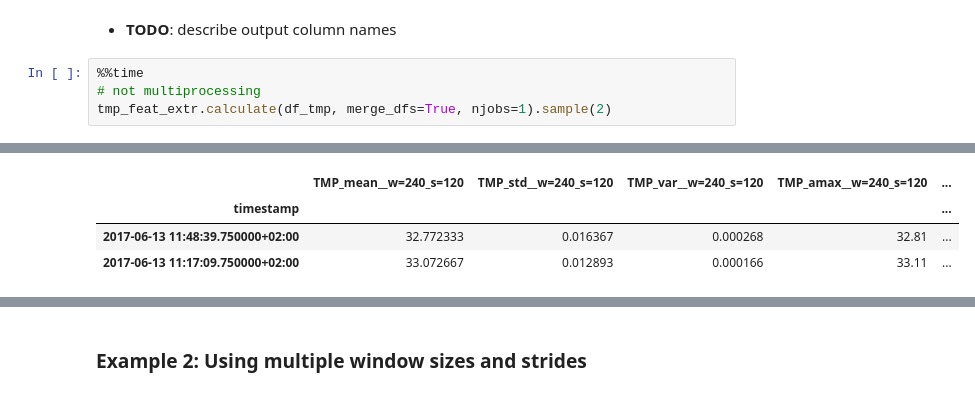
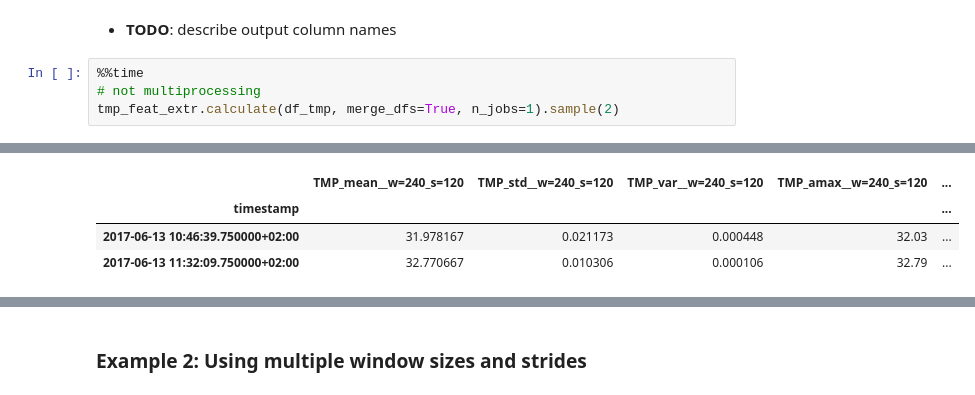
Before and after one commit to predict-idlab/tsflex, a Jupyter notebook: example.ipynb, the cells around one changed output, grey strips where cells are left out. Saved outputs shown, nothing was run; the diff lists cells and outputs as text.

```diff
--- a/example.ipynb
+++ b/example.ipynb
@@ -205,5 +205,5 @@ df_tmp.sample(2)
 # %%
 %%time
 # not multiprocessing
-tmp_feat_extr.calculate(df_tmp, merge_dfs=True, njobs=1).sample(2)
+tmp_feat_extr.calculate(df_tmp, merge_dfs=True, n_jobs=1).sample(2)
 # %% [output]
@@ -212,7 +212,7 @@ Wall time: 286 ms
 |  | TMP_mean__w=240_s=120 | TMP_std__w=240_s=120 | TMP_var__w=240_s=120 | TMP_amax__w=240_s=120 | ... |
 | timestamp |  |  |  |  | ... |
-| 2017-06-13 11:48:39.750000+02:00 | 32.772333 | 0.016367 | 0.000268 | 32.81 | ... |
-| 2017-06-13 11:17:09.750000+02:00 | 33.072667 | 0.012893 | 0.000166 | 33.11 | ... |
+| 2017-06-13 10:46:39.750000+02:00 | 31.978167 | 0.021173 | 0.000448 | 32.03 | ... |
+| 2017-06-13 11:32:09.750000+02:00 | 32.770667 | 0.010306 | 0.000106 | 32.79 | ... |
 # %%
 %%time
 # multiprocessing
```
Also changed, not shown: parts of 12 cells of this notebook, 2 other files.
